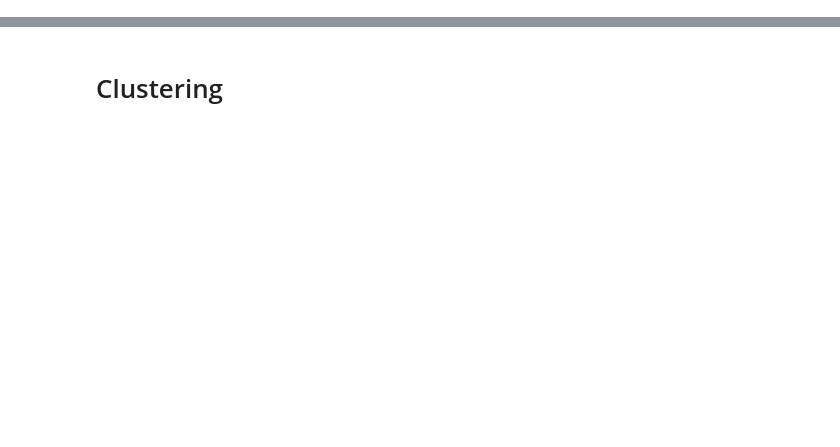
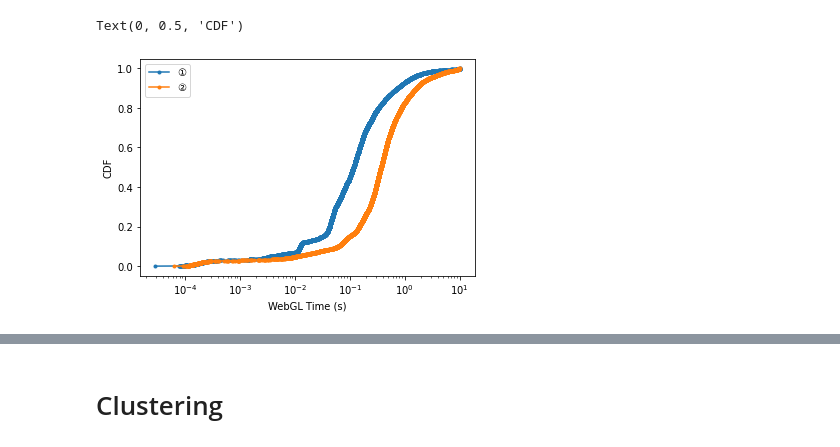
Before and after one commit to yudshj/WebGL-Empirical-Study-new, a Jupyter notebook: 4-2.WWW/performance/2_analyze.ipynb, the cells around one changed output, grey strips where cells are left out. Cells and saved outputs as stored; diff of their text form; code cells hidden in the pictures; blank space fills up the shorter version.

```diff
--- a/4-2.WWW/performance/2_analyze.ipynb
+++ b/4-2.WWW/performance/2_analyze.ipynb
@@ -97,0 +10,29 @@ heatmap = sns.heatmap(corr, annot=True, cmap="Blues", fmt='.2f', square=True)
+# %%
+infos = [
+    {
+        'name': chr(9311 + 1),
+        "OS": 'win-15s',
+        "idx": [9487,12077,12381]
+    },
+    {
+        'name': chr(9311 + 2),
+        "OS": 'mac-15s',
+        "idx": [9487, 12383, 1145]
+    },
+    # {
+    #     'name': chr(9311 + 3),
+    #     "OS": 'mac-15s',
+    #     "idx": [9487, 12383, 1145]
+    # }
+]
+# %%
+dfs = []
+for x in infos:
+    OS = x['OS']
+    idx = x['idx']
+    df = pd.read_pickle(f'./output/df_performance-{OS}-0924.pkl.zstd', compression='zstd')
+    df_webgl = df[~df.webgl_time.isna()].copy()
+    print(df_webgl[df_webgl['frames_count'].apply(lambda x: len(x)) == 2])
+    df_webgl.loc[idx, 'frames_count'] = df_webgl.loc[idx]['frames_count'].map(lambda x: [min(x)])
+    df_webgl.frames_count = df_webgl.frames_count.apply(lambda x: min(600, max(x)))
+    dfs.append(df_webgl)
@@ -97,0 +57,19 @@ heatmap = sns.heatmap(corr, annot=True, cmap="Blues", fmt='.2f', square=True)
+# %%
+def plot_cdf(arr, *args, ax, **kwargs):
+    arr = np.sort(arr)
+    y = np.arange(len(arr)) / float(len(arr))
+    if ax is None:
+        plt.plot(arr, y, *args, **kwargs)
+    else:
+        ax.plot(arr, y, *args, **kwargs)
+# %%
+# cdf plot (line)
+plt.xscale('log')
+plot_cdf(dfs[0].webgl_time, '.-')
+plot_cdf(dfs[1].webgl_time, '.-')
+plt.legend([x['name'] for x in infos])
+plt.xlabel('WebGL Time (s)')
+plt.ylabel('CDF')
+# %% [output]
+Text(0, 0.5, 'CDF')
+[figure, added]
```
Also changed, not shown: parts of 31 cells of this notebook, 9 other files.
